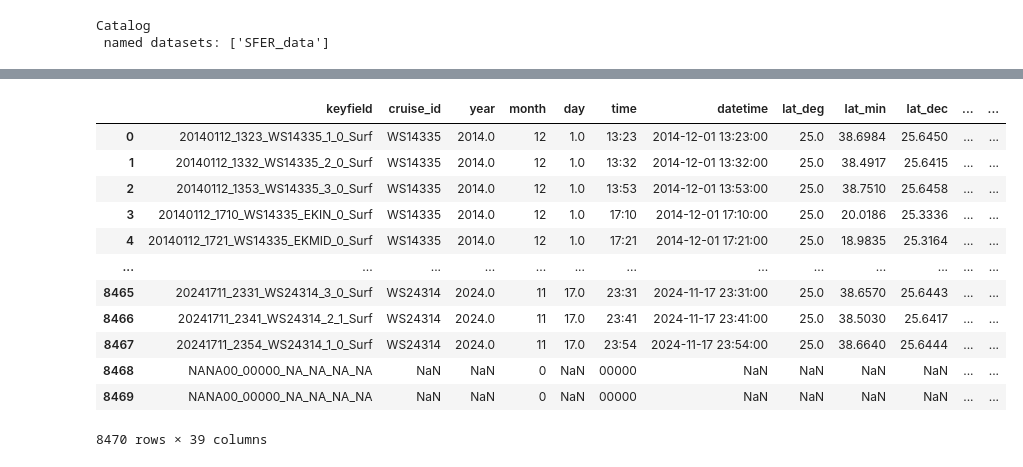
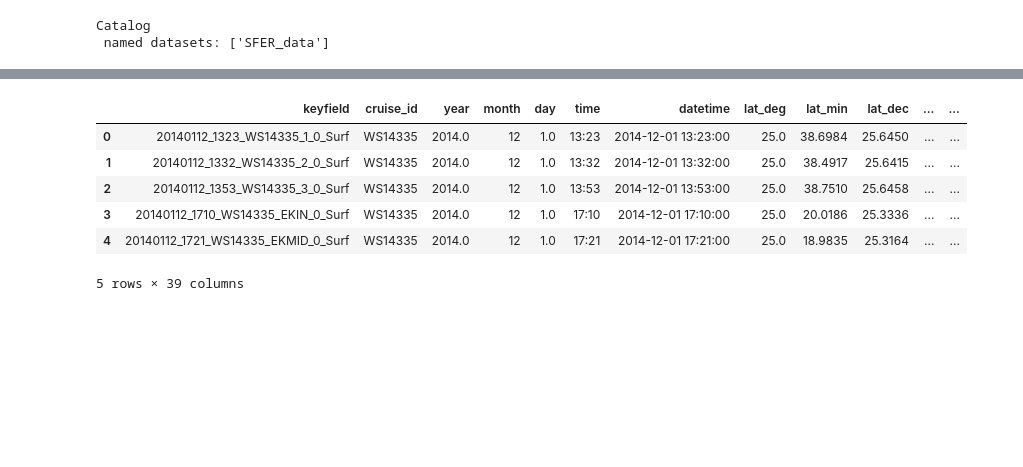
Before and after one commit to axiom-data-science/fresca-catalog, a Jupyter notebook: example.ipynb, the cells around one changed output, grey strips where cells are left out. Cells and saved outputs as stored; diff of their text form; code cells hidden in the pictures; blank space fills up the shorter version.

```diff
--- a/example.ipynb
+++ b/example.ipynb
@@ -95,18 +103,13 @@ my_catalog['SFER_data'].metadata
   'avg_phaeo',
   'notes']}
 # %%
-my_catalog['SFER_data'].read()
+df = my_catalog['SFER_data'].read()
+df.head()
 # %% [output]
 |  | keyfield | cruise_id | year | month | day | time | datetime | lat_deg | lat_min | lat_dec | ... | ... |
 | 0 | 20140112_1323_WS14335_1_0_Surf | WS14335 | 2014.0 | 12 | 1.0 | 13:23 | 2014-12-01 13:23:00 | 25.0 | 38.6984 | 25.6450 | ... | ... |
 | 1 | 20140112_1332_WS14335_2_0_Surf | WS14335 | 2014.0 | 12 | 1.0 | 13:32 | 2014-12-01 13:32:00 | 25.0 | 38.4917 | 25.6415 | ... | ... |
 | 2 | 20140112_1353_WS14335_3_0_Surf | WS14335 | 2014.0 | 12 | 1.0 | 13:53 | 2014-12-01 13:53:00 | 25.0 | 38.7510 | 25.6458 | ... | ... |
 | 3 | 20140112_1710_WS14335_EKIN_0_Surf | WS14335 | 2014.0 | 12 | 1.0 | 17:10 | 2014-12-01 17:10:00 | 25.0 | 20.0186 | 25.3336 | ... | ... |
 | 4 | 20140112_1721_WS14335_EKMID_0_Surf | WS14335 | 2014.0 | 12 | 1.0 | 17:21 | 2014-12-01 17:21:00 | 25.0 | 18.9835 | 25.3164 | ... | ... |
-| ... | ... | ... | ... | ... | ... | ... | ... | ... | ... | ... | ... | ... |
-| 8465 | 20241711_2331_WS24314_3_0_Surf | WS24314 | 2024.0 | 11 | 17.0 | 23:31 | 2024-11-17 23:31:00 | 25.0 | 38.6570 | 25.6443 | ... | ... |
-| 8466 | 20241711_2341_WS24314_2_1_Surf | WS24314 | 2024.0 | 11 | 17.0 | 23:41 | 2024-11-17 23:41:00 | 25.0 | 38.5030 | 25.6417 | ... | ... |
-| 8467 | 20241711_2354_WS24314_1_0_Surf | WS24314 | 2024.0 | 11 | 17.0 | 23:54 | 2024-11-17 23:54:00 | 25.0 | 38.6640 | 25.6444 | ... | ... |
-| 8468 | NANA00_00000_NA_NA_NA_NA | NaN | NaN | 0 | NaN | 00000 | NaN | NaN | NaN | NaN | ... | ... |
-| 8469 | NANA00_00000_NA_NA_NA_NA | NaN | NaN | 0 | NaN | 00000 | NaN | NaN | NaN | NaN | ... | ... |
-8470 rows × 39 columns
+5 rows × 39 columns
```
Also changed, not shown: parts of 7 cells of this notebook, 3 other files.
